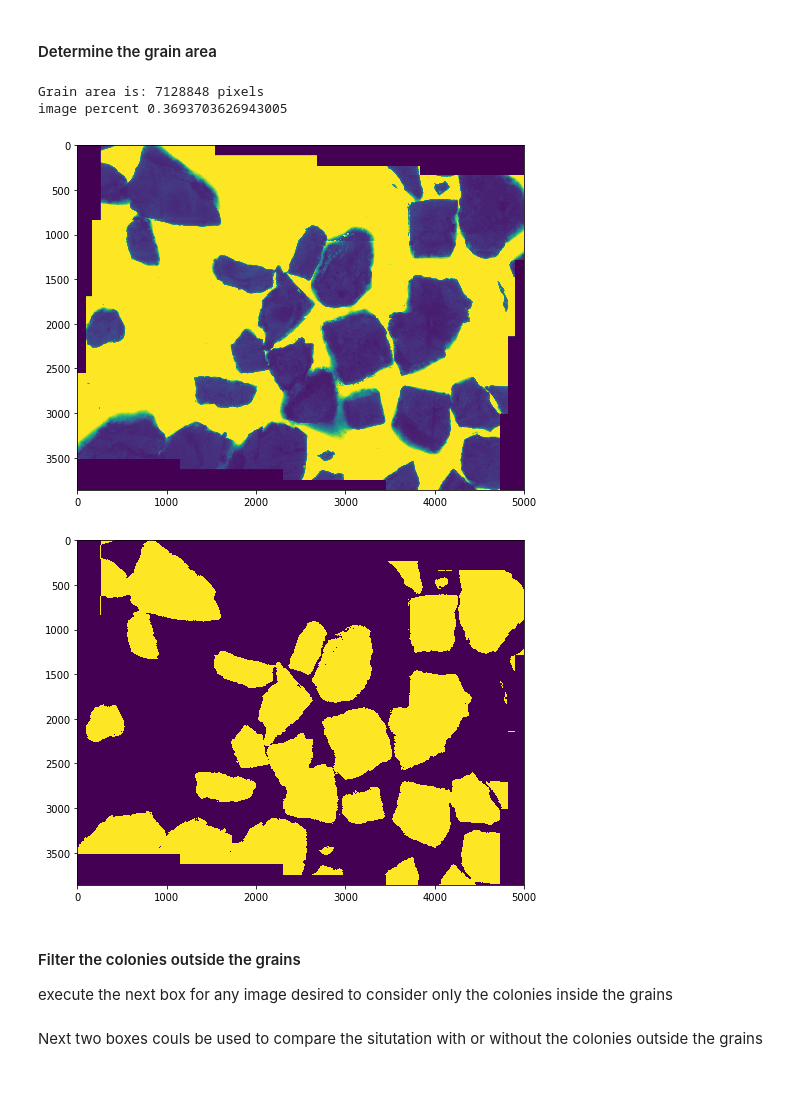
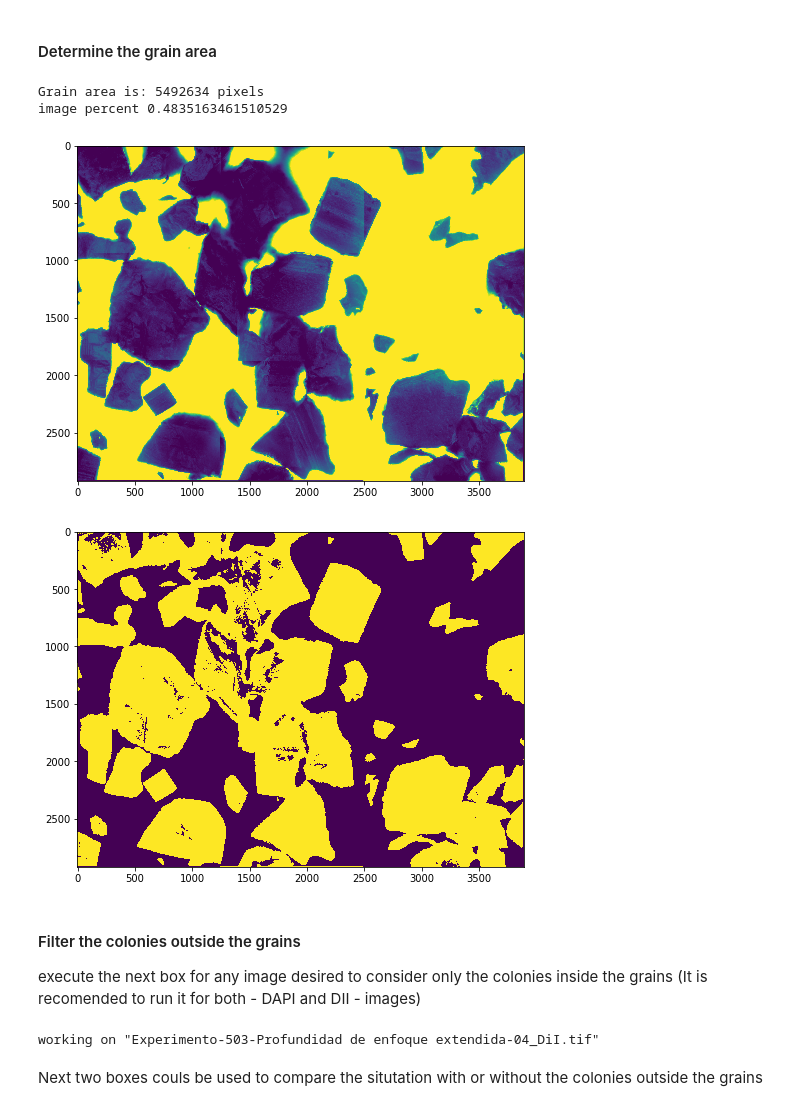
Before and after one commit to Prosimio/Colony_correlations, a Jupyter notebook: codes/image_data_extraction.ipynb, the cells around one changed output. Drawn from its saved outputs; the diff is of its cells as text; code cells hidden in the pictures; blank space fills up the shorter version.

```diff
--- a/codes/image_data_extraction.ipynb
+++ b/codes/image_data_extraction.ipynb
@@ -20,8 +20,8 @@ from scipy import ndimage
 ### Load Images
 # %%
 ## Fill this two variables accord the files of interest
-im_extension = 'tiff'
-nested_folder = 'test_images/Lepto 24h/'
+im_extension = 'tif'
+nested_folder = 'test_images/Experimento-503-Profundidad de enfoque extendida-04/'
 # %%
 fpath = os.path.abspath(nested_folder)
 
@@ -42,10 +38,10 @@ fnames[0]
 Im_ID = {}
 Im_ID['dapi'] = fnames[2]
 Im_ID['dii'] = fnames[3]
-Im_ID['dio'] = fnames[4]
-Im_ID['bf'] = fnames[0]
+#Im_ID['dio'] = fnames[4]
+Im_ID['bf'] = fnames[1]
 
-# at this moment I don´t using it in anything
+# At the moment I'm not using it in anything
 # %% [markdown]
 #### Get image data
 # %% [markdown]
@@ -119,9 +169,13 @@ colony_plot(detected[im_num], fnames[im_num], y_zoom, x_zoom)
 # %% [markdown]
 #### Smooth the image
 # %%
-# fill this two variables with the BrigthField image number and desired filter parameter value
-im_num = 0
+# fill this variable with desired filter parameter value:
+
 filter_sigma[im_num] = 0.5
+
+# image number correspont to the brighfield
+im_num = im_data['name'].index(Im_ID['bf'])
+print('working on "' + im_data['name'][im_num].split("\\")[-1]+ '"')
 
 # Apply the filter
 sImS[im_num],sImSall[im_num] = smooth_data(im_data,filter_sigma[im_num],im_num)
@@ -132,18 +189,18 @@ sImS[im_num],sImSall[im_num] = smooth_data(im_data,filter_sigma[im_num],im_num)
 # %%
 bf_cols = {}
 # %%
-thresh_up = 1.1     # grain threshold
-thresh_low = 0.1    # border threshold
+thresh_up = 2.5     # grain threshold
+thresh_low = 0    # border threshold
 
 bf_cols["bf_threshold"] = [thresh_up, thresh_low]  # save the used values
 bin_bf, grain_area = binary_image(sImSall[im_num], thresh_up, thresh_low)
 
-print("image percent " + str(grain_area/bin_grain.size))
+print("image percent " + str(grain_area/bin_bf.size))
 # %% [output]
-Grain area is: 7128848 pixels
-image percent 0.3693703626943005
+Grain area is: 5492634 pixels
+image percent 0.4835163461510529
-[figure, old version]
+[figure, new version]
-[figure, old version]
+[figure, new version]
 # %% [markdown]
 ####  Filter the colonies outside the grains
-execute the next box for any image desired to consider only the colonies inside the grains
+execute the next box for any image desired to consider only the colonies inside the grains (It is recomended to run it for both - DAPI and DII - images)
@@ -153,2 +207,12 @@ bf_cols[im_num] =  np.asarray(Bfield_filter(detected[im_num], bin_bf))
+# %%
+image = 'dii'   # write "dapi" or "dii"
+
+###################################################################
+im_num = im_data['name'].index(Im_ID[image])
+print('working on "' + im_data['name'][im_num].split("\\")[-1]+ '"')
+
+bf_cols[im_num] =  np.asarray(Bfield_filter(detected[im_num], bin_bf))
+# %% [output]
+working on "Experimento-503-Profundidad de enfoque extendida-04_DiI.tif"
 # %% [markdown]
 Next two boxes couls be used to compare the situtation with or without the colonies outside the grains
```
Also changed, not shown: parts of 34 cells of this notebook.
